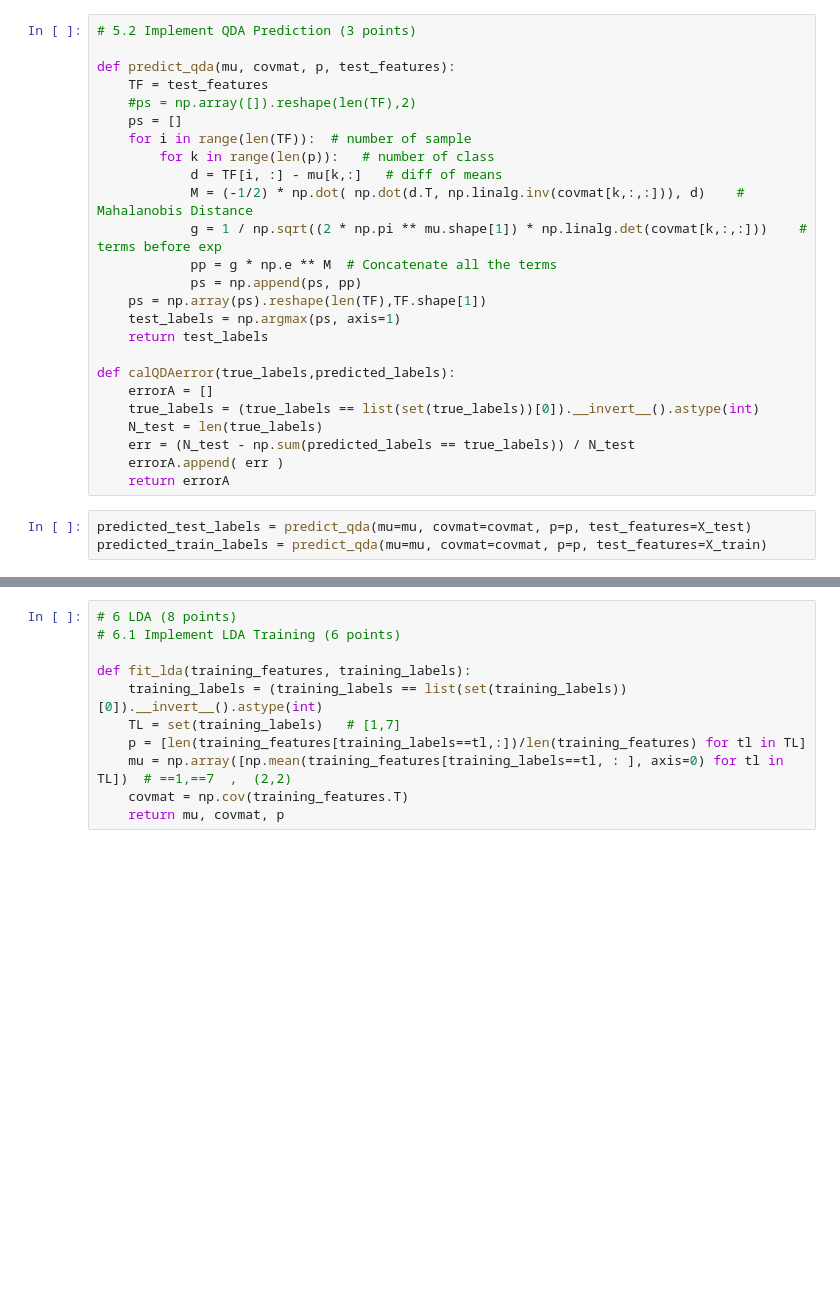
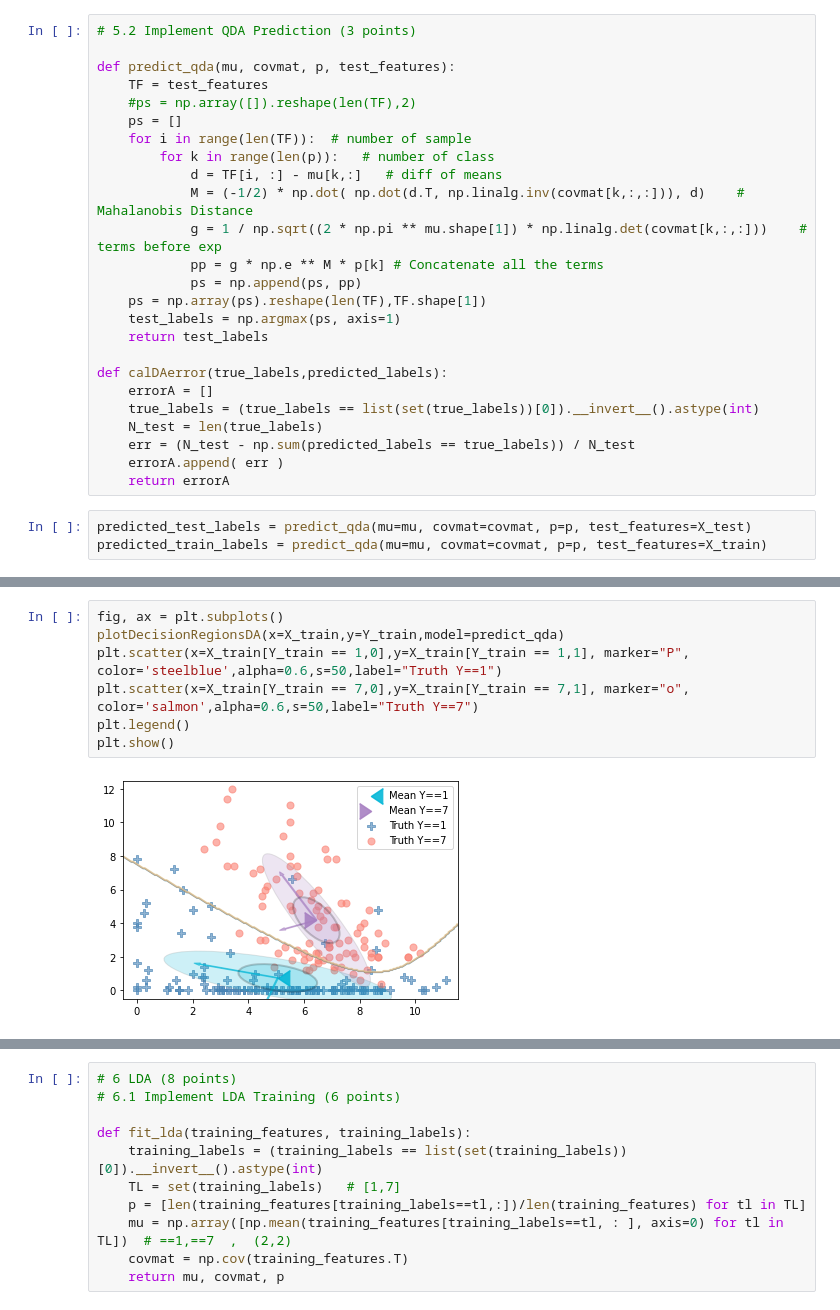
Before and after one commit to YouchengZHANG/FundamentalsMachineLearning, a Jupyter notebook: assignment/Exercise_2_Youcheng.ipynb, the cells around one changed output, grey strips where cells are left out. Saved outputs shown, nothing was run; the diff lists cells and outputs as text; blank space fills up the shorter version.

```diff
--- a/assignment/Exercise_2_Youcheng.ipynb
+++ b/assignment/Exercise_2_Youcheng.ipynb
@@ -125,13 +132,13 @@ def predict_qda(mu, covmat, p, test_features):
             d = TF[i, :] - mu[k,:]   # diff of means
             M = (-1/2) * np.dot( np.dot(d.T, np.linalg.inv(covmat[k,:,:])), d)    # Mahalanobis Distance
             g = 1 / np.sqrt((2 * np.pi ** mu.shape[1]) * np.linalg.det(covmat[k,:,:]))    # terms before exp
-            pp = g * np.e ** M  # Concatenate all the terms
+            pp = g * np.e ** M * p[k] # Concatenate all the terms
             ps = np.append(ps, pp)
     ps = np.array(ps).reshape(len(TF),TF.shape[1])
     test_labels = np.argmax(ps, axis=1)
     return test_labels
 
-def calQDAerror(true_labels,predicted_labels):
+def calDAerror(true_labels,predicted_labels):
     errorA = []
     true_labels = (true_labels == list(set(true_labels))[0]).__invert__().astype(int)
     N_test = len(true_labels)
@@ -154,3 +213,12 @@ calQDAerror(true_labels=Y_test,predicted_labels=predicted_test_labels)
+# %%
+fig, ax = plt.subplots()
+plotDecisionRegionsDA(x=X_train,y=Y_train,model=predict_qda)
+plt.scatter(x=X_train[Y_train == 1,0],y=X_train[Y_train == 1,1], marker="P", color='steelblue',alpha=0.6,s=50,label="Truth Y==1")
+plt.scatter(x=X_train[Y_train == 7,0],y=X_train[Y_train == 7,1], marker="o", color='salmon',alpha=0.6,s=50,label="Truth Y==7")
+plt.legend()
+plt.show()
+# %% [output]
+[figure, added]
 # %%
 # 5.4 Performance evaluation (3 points)
 
```
Also changed, not shown: parts of 19 cells of this notebook, 1 other file.
